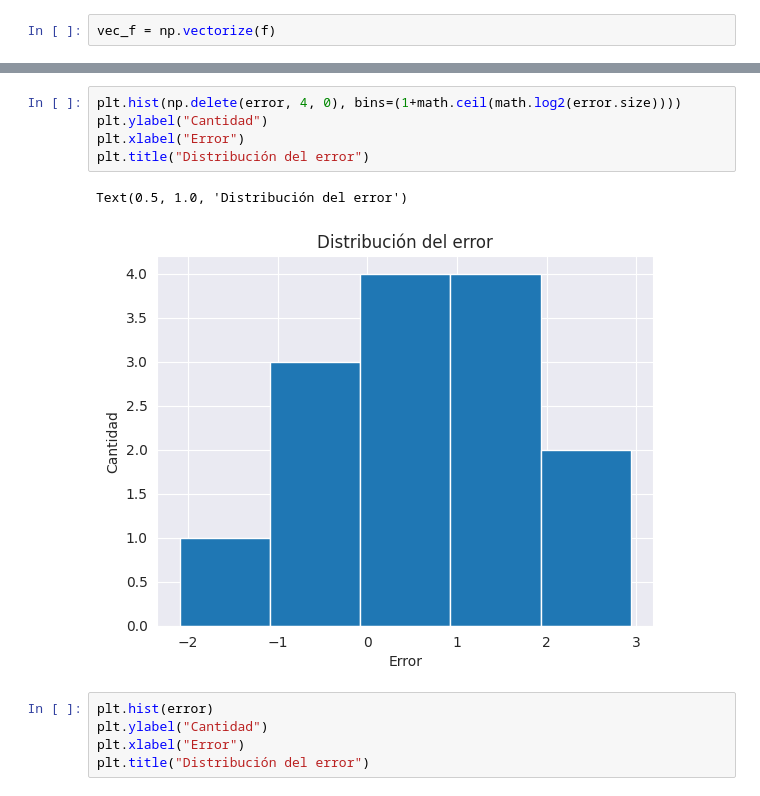
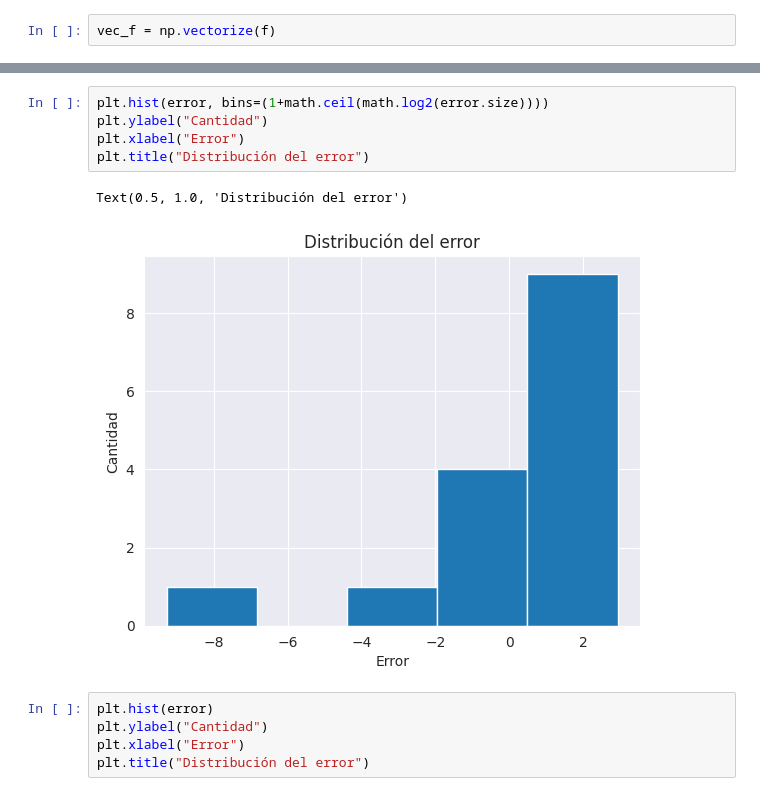
Before and after one commit to prausela/regressions, a Jupyter notebook: beers.ipynb, the cells around one changed output, grey strips where cells are left out. Cells and saved outputs as stored; diff of their text form.

Commit message:
fix: show non-normal error

```diff
--- a/beers.ipynb
+++ b/beers.ipynb
@@ -286,13 +286,13 @@ array([[-0.76087132],
        [ 2.88648185],
        [ 1.59050181]])
 # %%
-plt.hist(np.delete(error, 4, 0), bins=(1+math.ceil(math.log2(error.size))))
+plt.hist(error, bins=(1+math.ceil(math.log2(error.size))))
 plt.ylabel("Cantidad")
 plt.xlabel("Error")
 plt.title("Distribución del error")
 # %% [output]
 Text(0.5, 1.0, 'Distribución del error')
-[figure, old version]
+[figure, new version]
 # %%
 plt.hist(error)
 plt.ylabel("Cantidad")
```
